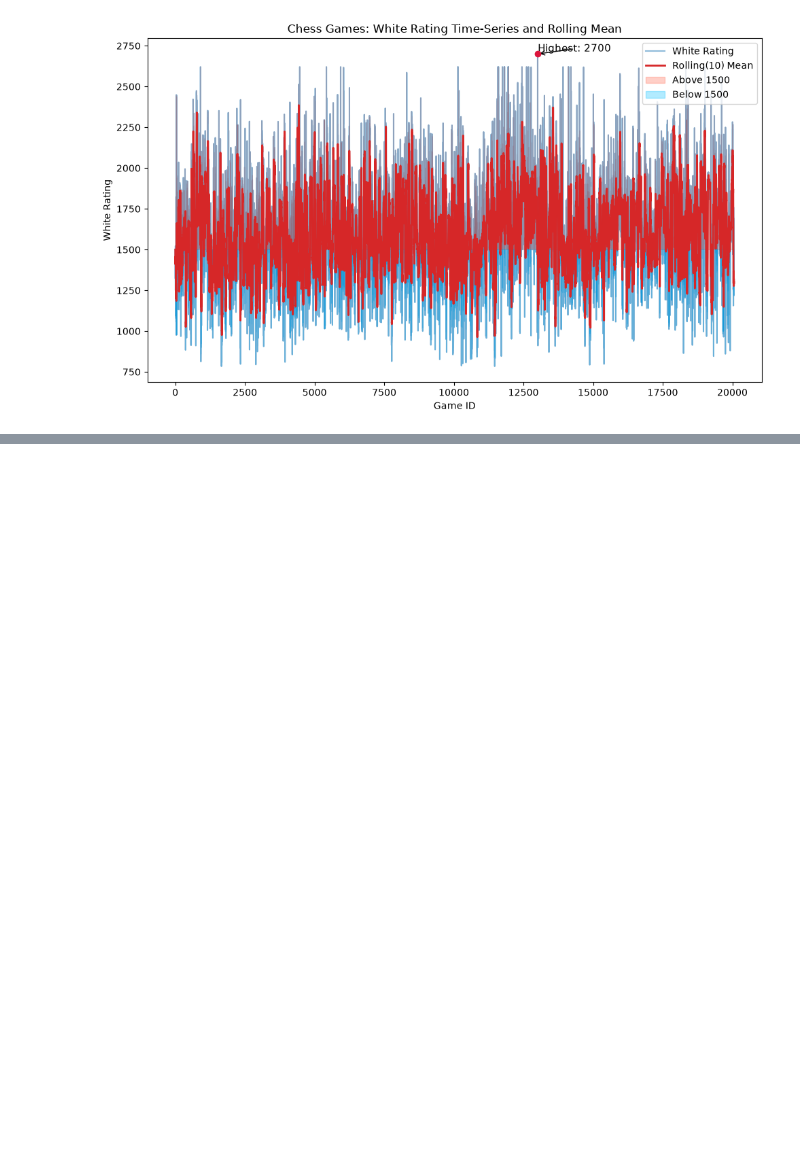
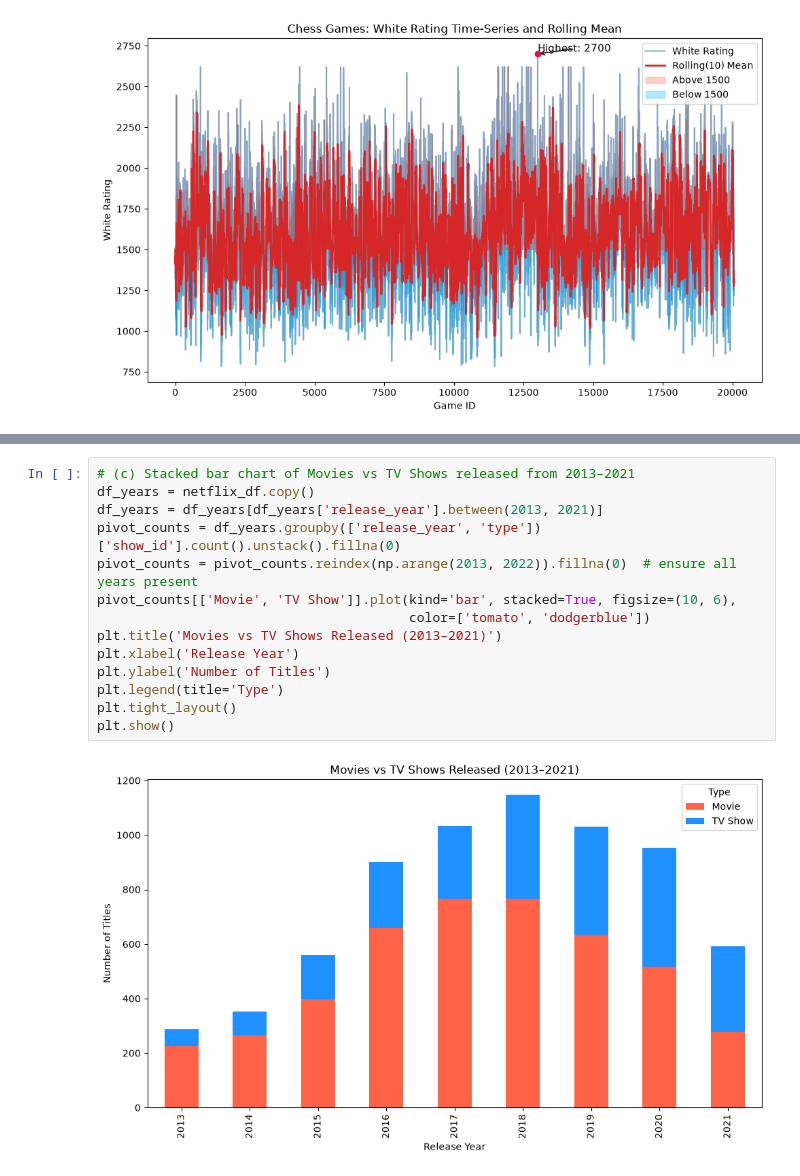
Before and after one commit to RanaEl-Madhoun/GSG_session8, a Jupyter notebook: notebook/practice.ipynb, the cells around one changed output, grey strips where cells are left out. Drawn from its saved outputs; the diff is of its cells as text; blank space fills up the shorter version.

```diff
--- a/notebook/practice.ipynb
+++ b/notebook/practice.ipynb
@@ -190,0 +232,16 @@ plt.show()
+# %%
+# (c) Stacked bar chart of Movies vs TV Shows released from 2013–2021
+df_years = netflix_df.copy()
+df_years = df_years[df_years['release_year'].between(2013, 2021)]
+pivot_counts = df_years.groupby(['release_year', 'type'])['show_id'].count().unstack().fillna(0)
+pivot_counts = pivot_counts.reindex(np.arange(2013, 2022)).fillna(0)  # ensure all years present
+pivot_counts[['Movie', 'TV Show']].plot(kind='bar', stacked=True, figsize=(10, 6),
+                                        color=['tomato', 'dodgerblue'])
+plt.title('Movies vs TV Shows Released (2013–2021)')
+plt.xlabel('Release Year')
+plt.ylabel('Number of Titles')
+plt.legend(title='Type')
+plt.tight_layout()
+plt.show()
+# %% [output]
+[figure, added]
```
Also changed, not shown: parts of 3 cells of this notebook.
